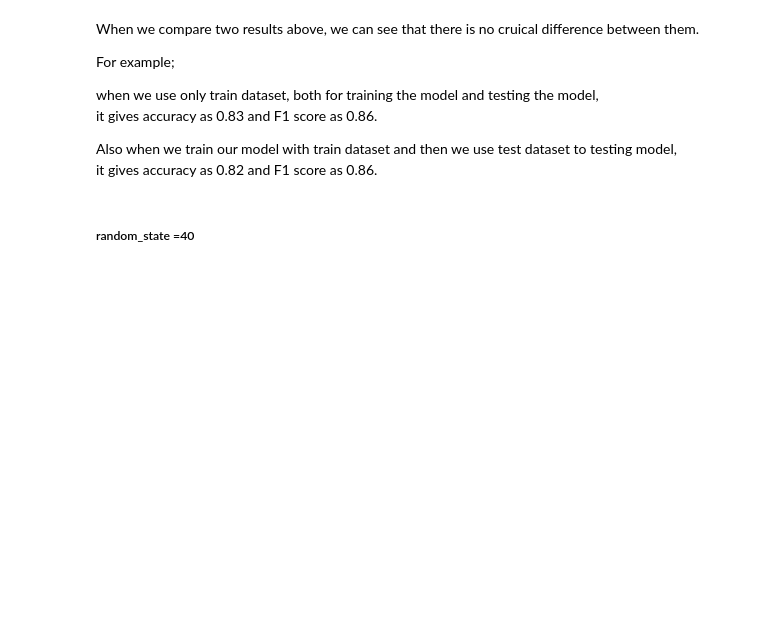
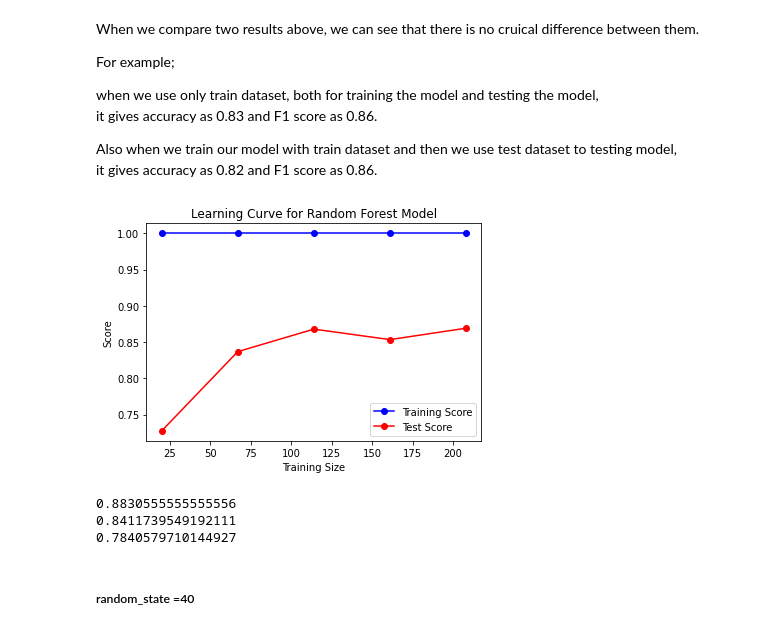
Before and after one commit to Beccacec/FDS-Final-Project, a Jupyter notebook: Copia_di_Gizem_2_3_.ipynb, the cells around one changed output. Drawn from its saved outputs; the diff is of its cells as text; code cells hidden in the pictures; blank space fills up the shorter version.

```diff
--- a/Copia_di_Gizem_2_3_.ipynb
+++ b/Copia_di_Gizem_2_3_.ipynb
@@ -805,6 +802,49 @@ it gives accuracy as 0.83 and F1 score as 0.86.
 
 Also when we train our model with train dataset and then we use test dataset to testing model,  \
 it gives accuracy as 0.82 and F1 score as 0.86.
+# %%
+from sklearn.model_selection import learning_curve
+
+# specify the model
+model = RandomForestClassifier(n_estimators = 100, min_samples_split= 2, max_features= 5, max_depth=8)
+
+# specify the training data and labels
+X = X_train
+y = y_train
+
+# specify the scoring metric
+scoring = 'roc_auc'
+
+# specify the number of cross-validation folds and the size of the training data
+cv = 10
+train_sizes = np.linspace(0.1, 1.0, 5)
+
+# plot the learning curve
+train_sizes, train_scores, test_scores = learning_curve(model, X, y, cv=cv, scoring=scoring, train_sizes=train_sizes)
+
+# plot the results
+plt.plot(train_sizes, train_scores.mean(axis=1), '-o', color='b', label='Training Score')
+plt.plot(train_sizes, test_scores.mean(axis=1), '-o', color='r', label='Test Score')
+plt.legend()
+plt.xlabel('Training Size')
+plt.ylabel('Score')
+plt.title('Learning Curve for Random Forest Model')
+plt.show()
+# %% [output]
+[figure, added]
+# %%
+# instantiate the classifier
+rf_model = RandomForestClassifier(n_estimators = 100, min_samples_split= 2, max_depth=8)
+#fit the model
+rf_model.fit(X_train, y_train)
+cv_results = cross_validate(rf_model, X_train, y_train, cv=10, scoring=["accuracy", "f1", "roc_auc"])
+print(cv_results['test_roc_auc'].mean())
+print(cv_results['test_f1'].mean())
+print(cv_results['test_accuracy'].mean())
+# %% [output]
+0.8830555555555556
+0.8411739549192111
+0.7840579710144927
 # %% [markdown]
 ##### random_state =40
 # %%
```
Also changed, not shown: parts of 4 cells of this notebook.
